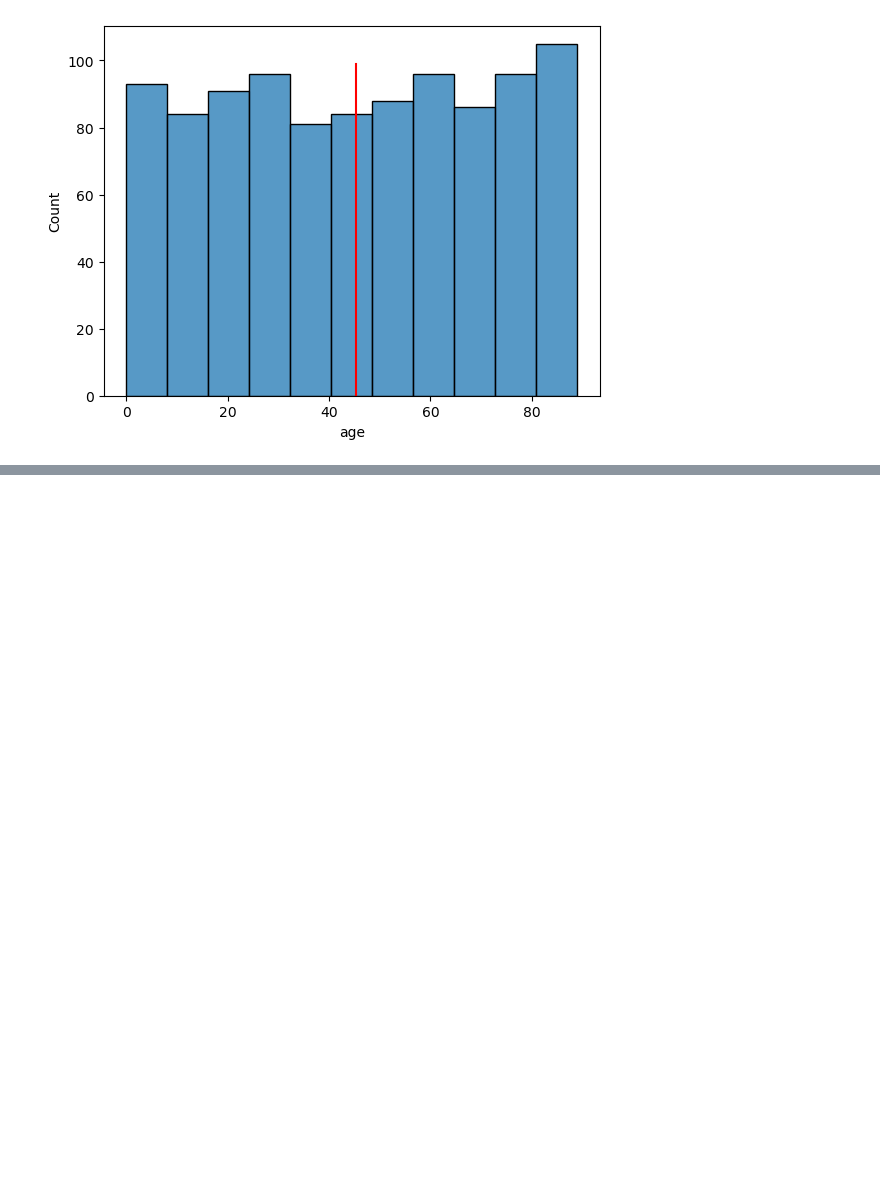
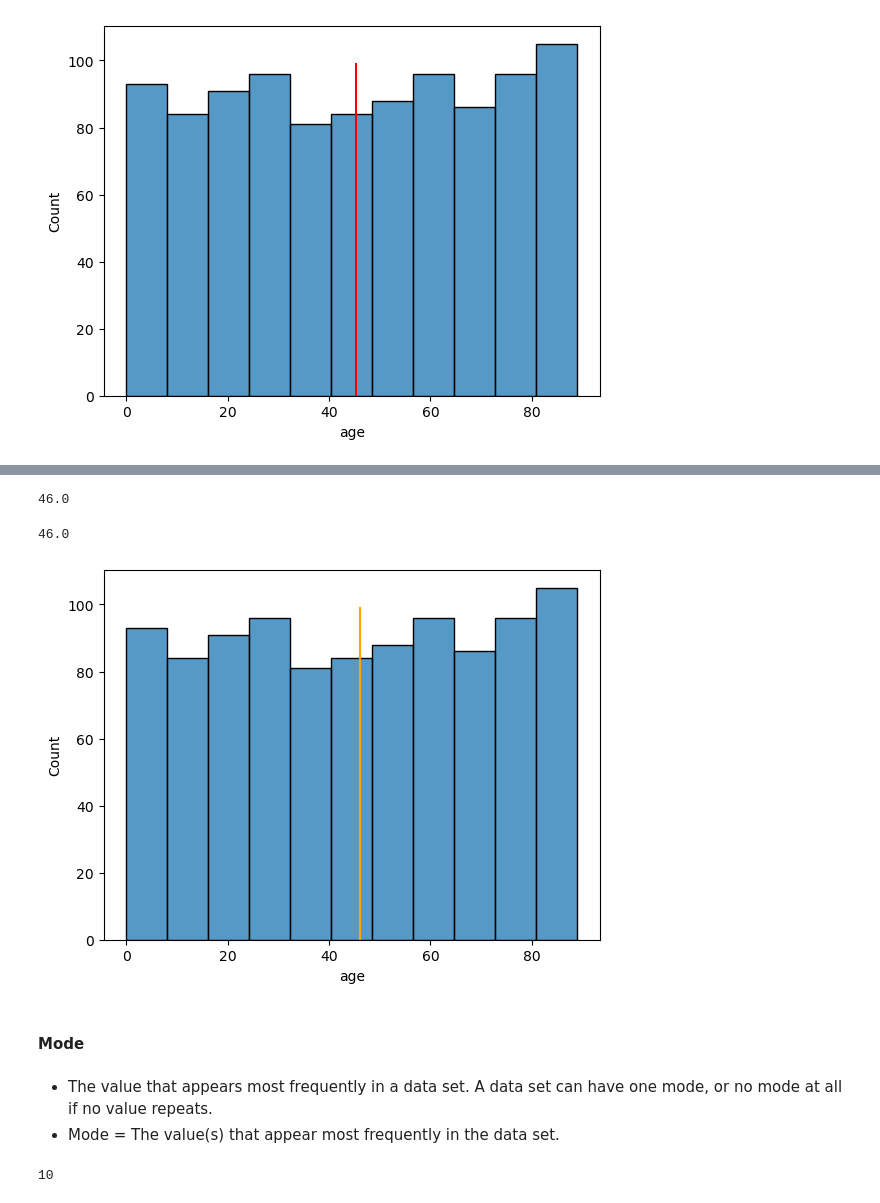
Before and after one commit to Ishan-Official/Hospital-Beds-Management-DataScience, a Jupyter notebook: dataScience_C1.ipynb, the cells around one changed output, grey strips where cells are left out. Drawn from its saved outputs; the diff is of its cells as text; code cells hidden in the pictures; blank space fills up the shorter version.

```diff
--- a/dataScience_C1.ipynb
+++ b/dataScience_C1.ipynb
@@ -265,0 +280,5 @@ plt.show()
+# %%
+file = "./dataScience_classes/hospital_beds_mgt/patients.csv"
+# %%
+dataset= pd.read_csv(file)
+print(dataset.head())
@@ -265,0 +310,32 @@ plt.show()
+# %%
+median = np.median(dataset["age"])
+print(median)
+# %% [output]
+46.0
+# %%
+print(dataset["age"].median())
+# %% [output]
+46.0
+# %%
+sns.histplot(x="age",data=dataset)
+plt.plot([median for i in range(0,100)],[i for i in range(0,100)],c="orange")
+plt.show()
+# %% [output]
+[figure, added]
+# %% [markdown]
+#### Mode
+# %% [markdown]
+- The value that appears most frequently in a data set. A data set can have one mode, or no mode at all if no value repeats.
+- Mode = The value(s) that appear most frequently in the data set.
+# %%
+import pandas as pd
+import numpy as np
+import matplotlib.pyplot as plt
+import seaborn as sns
+file = "./dataScience_classes/hospital_beds_mgt/patients.csv"
+dataset=pd.read_csv(file)
+print(dataset["age"].mode()[0])
+# print(dataset["age"].value_counts())
+# print(dataset["satisfaction"].value_counts())
+# %% [output]
+10
```
Also changed, not shown: parts of 21 cells of this notebook.
